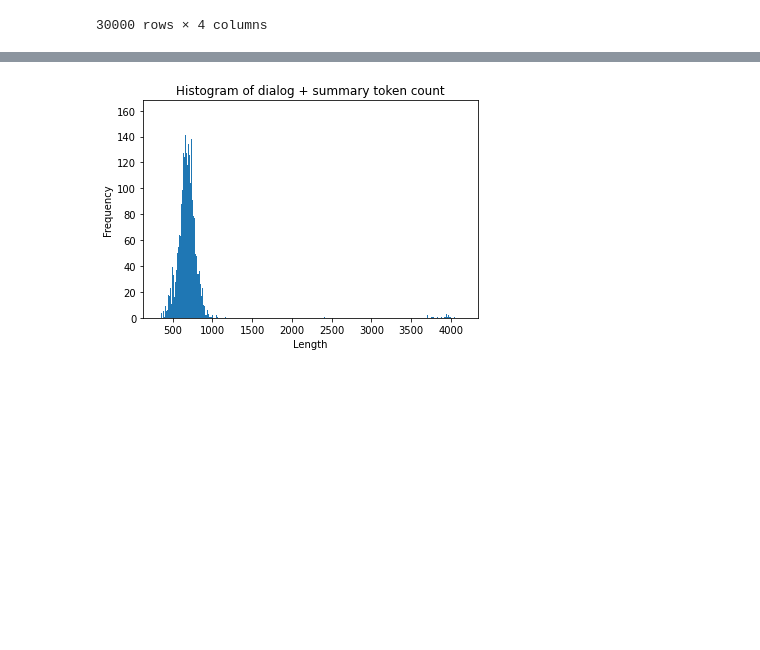
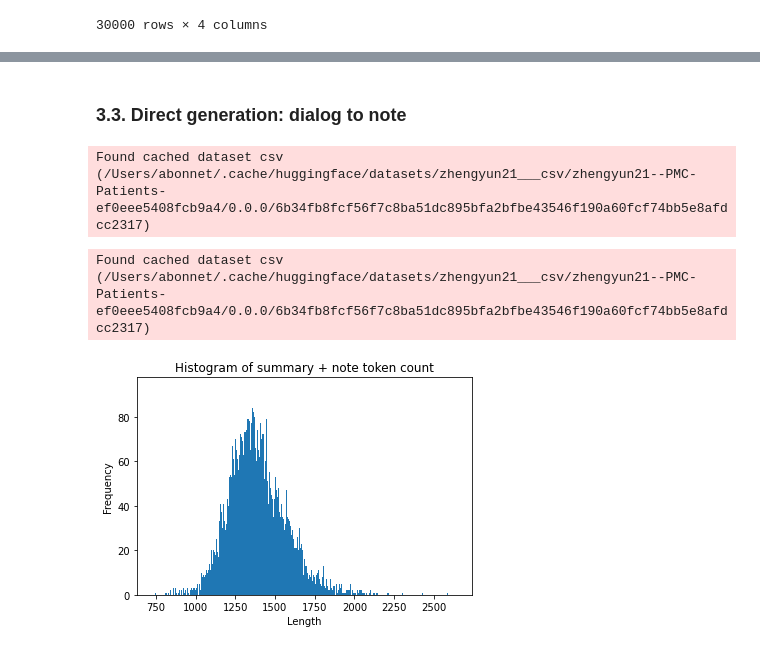
Before and after one commit to EPFL-IC-Make-Team/medinote, a Jupyter notebook: generation.ipynb, the cells around one changed output, grey strips where cells are left out. Drawn from its saved outputs; the diff is of its cells as text; code cells hidden in the pictures; blank space fills up the shorter version.

Commit message:
direct dataset

```diff
--- a/generation.ipynb
+++ b/generation.ipynb
@@ -320,0 +322,4 @@ Once we have a good prompting strategy, we generate triplets for the whole datas
+# %%
+from datasets import load_dataset
+PMC = load_dataset("zhengyun21/PMC-Patients", split='train').to_pandas()
+PMC.to_json('data/PMC-Patients.jsonl', orient='records', lines=True)
@@ -372,0 +346,21 @@ generator.to_json('generation/summaries/generator_30K.jsonl', orient='records',
+# %%
+# For every row in the summaries, find the given 'data' in the PMC dataset's 'patient' column by matching on 8-gram tokens
+# If there is a match, add the 'summary' to the PMC dataset's 'summary' column
+
+# Strip all PMC patients 'patient' to first 100 characters or less
+def truncate(string):
+    string = string.strip()
+    return string if len(string) <= 100 else string[:100]
+
+PMC['patient'] = PMC['patient'].apply(truncate)
+
+summaries['full_note'] = None
+num_matches = 0
+for i, row in tqdm(summaries.iterrows(), total=len(summaries), desc=f'Found {num_matches} matches'):
+    truncated_data = truncate(row['data'])
+    matches = PMC[PMC['patient'].str.startswith(truncated_data)]
+    if len(matches) > 0:
+        # Find the first match and add the 'patient' to 'full_note'
+        full_note = matches.iloc[0]['patient']
+        summaries.at[i, 'full_note'] = full_note
+        num_matches += 1
@@ -372,0 +393,10 @@ generator.to_json('generation/summaries/generator_30K.jsonl', orient='records',
+# %% [markdown]
+### 3.3. **Direct generation**: dialog to note
+# %%
+from datasets import load_dataset
+dataset = load_dataset("zhengyun21/PMC-Patients", split='train')
+data = dataset.to_pandas()
+
+data.to_json('data/PMC-Patients.jsonl', orient='records', lines=True)
+# %% [output]
+Found cached dataset csv (/Users/abonnet/.cache/huggingface/datasets/zhengyun21___csv/zhengyun21--PMC-Patients-ef0eee5408fcb9a4/0.0.0/6b34fb8fcf56f7c8ba51dc895bfa2bfbe43546f190a60fcf74bb5e8afdcc2317)
@@ -373,3 +414,12 @@ generator.to_json('generation/summaries/generator_30K.jsonl', orient='records',
+# %%
+# Load dataset zhengyun21/PMC-Patients from HuggingFace
+from datasets import load_dataset
+dataset = load_dataset("zhengyun21/PMC-Patients", split='train')
+data = dataset.to_pandas()
+
+data.to_json('data/PMC-Patients.jsonl', orient='records', lines=True)
+# %% [output]
+Found cached dataset csv (/Users/abonnet/.cache/huggingface/datasets/zhengyun21___csv/zhengyun21--PMC-Patients-ef0eee5408fcb9a4/0.0.0/6b34fb8fcf56f7c8ba51dc895bfa2bfbe43546f190a60fcf74bb5e8afdcc2317)
 # %%
 # Do a random train-test split with test ratio 0.1 for both summarizer and generator
 from sklearn.model_selection import train_test_split
@@ -381,16 +431,16 @@ summarizer_test.to_json('generation/summaries/summarizer_test.jsonl', orient='re
 generator_train.to_json('generation/summaries/generator_train.jsonl', orient='records', lines=True)
 generator_test.to_json('generation/summaries/generator_test.jsonl', orient='records', lines=True)
 # %%
-summarizer = pd.read_json('generation/summaries/summarizer_30K.jsonl', orient='records', lines=True)
+summarizer = pd.read_json('generation/summaries/generator_30K.jsonl', orient='records', lines=True)
 encoder = tiktoken.encoding_for_model('gpt-4')
-summarizer['length'] = summarizer.apply(lambda row: len(encoder.encode(row['prompt'])), axis=1)
+summarizer['length'] = summarizer.apply(lambda row: len(encoder.encode(row['prompt']) + encoder.encode(row['gold'])), axis=1)
 plt.hist(summarizer['length'], bins=max(summarizer['length'])-min(summarizer['length'])+1)
 plt.xlabel('Length')
 plt.ylabel('Frequency')
-plt.title('Histogram of dialog + summary token count')
+plt.title('Histogram of summary + note token count')
 plt.show()
 # %% [output]
-[figure, old version]
+[figure, new version]
 # %%
 summarizer = pd.read_json('generation/summaries/summarizer_30K.jsonl', orient='records', lines=True)
 encoder = tiktoken.encoding_for_model('gpt-4')
```
Also changed, not shown: parts of 10 cells of this notebook, 2 other files.
